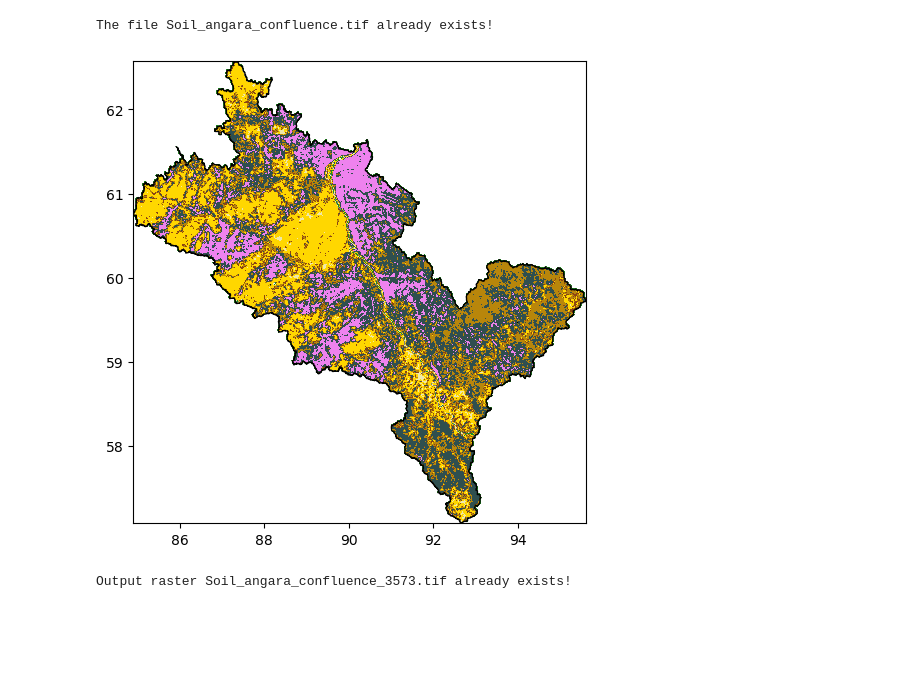
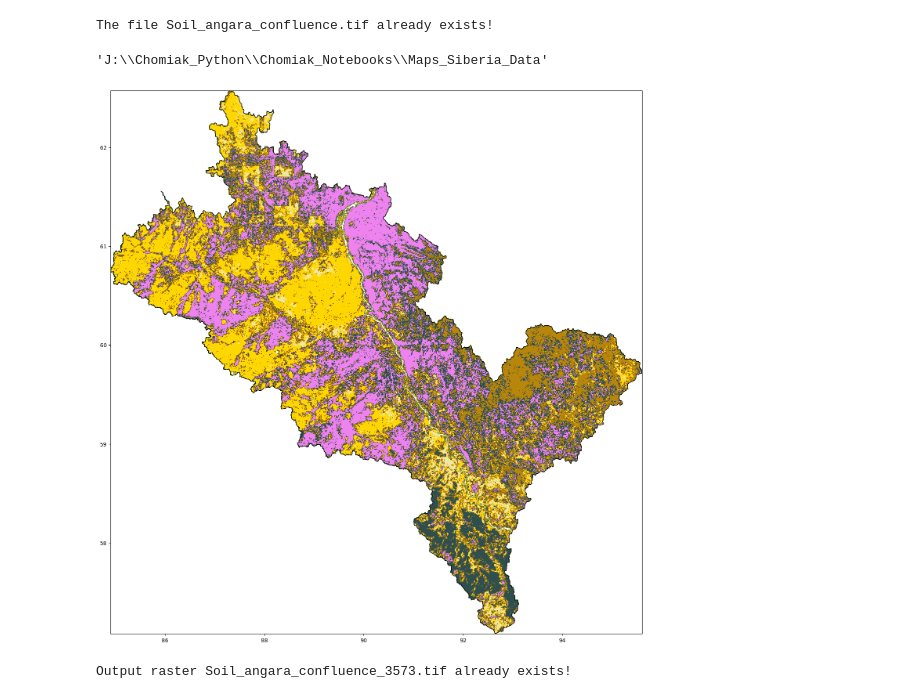
Before and after one commit to TChomiak/Maps_Siberia_Python, a Jupyter notebook: 6_Soil_Taxonomy/Chomiak_Angara_Confluence_Soil.ipynb, the cells around one changed output. Drawn from its saved outputs; the diff is of its cells as text; code cells hidden in the pictures; blank space fills up the shorter version.

```diff
--- a/6_Soil_Taxonomy/Chomiak_Angara_Confluence_Soil.ipynb
+++ b/6_Soil_Taxonomy/Chomiak_Angara_Confluence_Soil.ipynb
@@ -200,27 +200,31 @@ geometry = angara_confluence.geometry
 clip_raster_by_geometry(soil_in, geometry, soil_out)
 # %% [output]
 The file Soil_angara_confluence.tif already exists!
+# %%
+os.getcwd()
+# %% [output]
+'J:\\Chomiak_Python\\Chomiak_Notebooks\\Maps_Siberia_Data'
 # %%
 with rasterio.open(soil_out) as src:
     data = src.read(1)
     raster_extent = [src.bounds.left, src.bounds.right, src.bounds.bottom, src.bounds.top]
 
 # Plotting the GeoDataFrames as subplots
-fig, ax = plt.subplots(figsize=(6, 6))
+fig, ax = plt.subplots(figsize=(18, 18))
 
 # Create the colormap from csv
 colors = asd['order_color']
 cmap = plt.matplotlib.colors.ListedColormap(colors)
 norm = plt.matplotlib.colors.BoundaryNorm(asd['Value'].tolist(), cmap.N)
 
 # Raster Data
 img = ax.imshow(data, cmap=cmap, norm=norm, extent=raster_extent)
 # Vector Data
 angara_confluence.plot(ax=ax, color='none', edgecolor='black', lw=1)
 
-fig.savefig("Chomiak_Yenisey_Final_Maps\Chomiak_Angara_Confluence_Soil.png", dpi=600, bbox_inches='tight')
+fig.savefig("Chomiak_Angara_Confluence_Soil.png", dpi=600, bbox_inches='tight')
 # %% [output]
-[figure, old version]
+[figure, new version]
 # %%
 # Reproject to EPSG:3573 for Area Calculations
 soil_angara_confluence_4326 = 'Soil_angara_confluence.tif'
```
Also changed, not shown: 1 other file.
